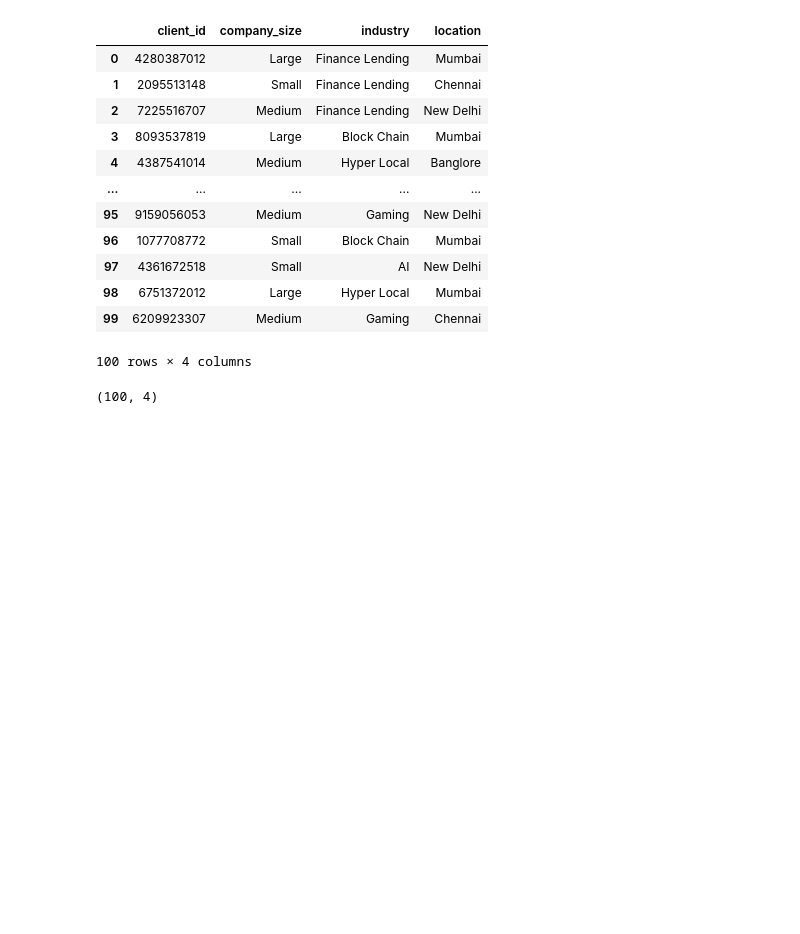
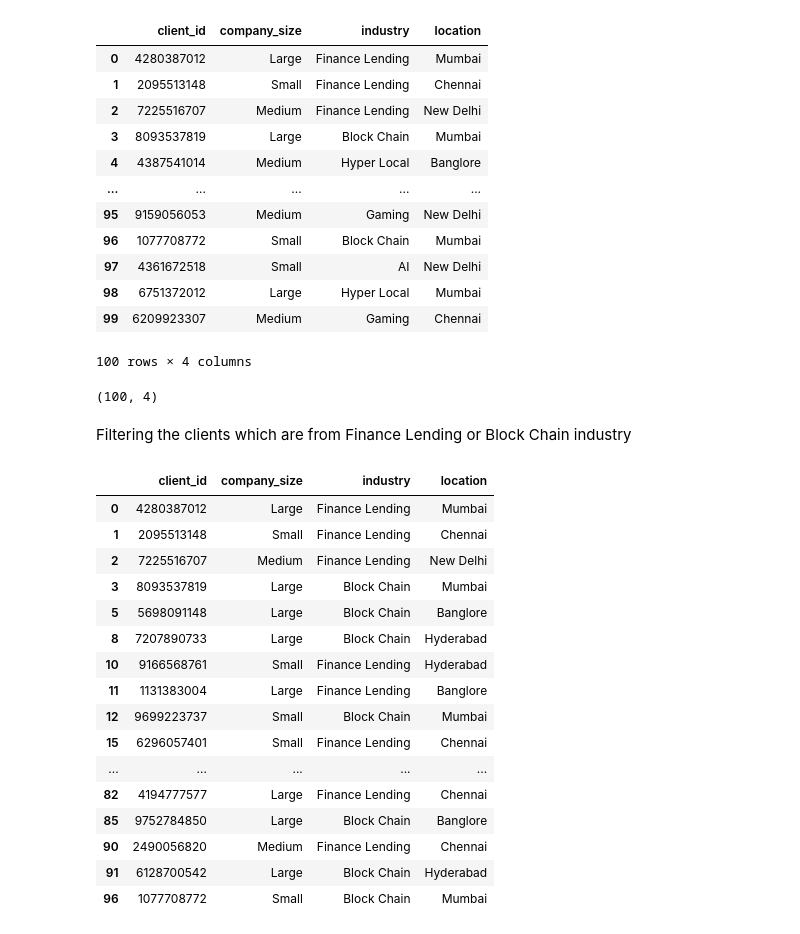
Before and after one commit to santoshsriharsha/analyze-financial-data, a Jupyter notebook: Q1-clients-count/01-Client_Industry_Count.ipynb, the cells around one changed output. Drawn from its saved outputs; the diff is of its cells as text; code cells hidden in the pictures; blank space fills up the shorter version.

```diff
--- a/Q1-clients-count/01-Client_Industry_Count.ipynb
+++ b/Q1-clients-count/01-Client_Industry_Count.ipynb
@@ -22,4 +26,6 @@ clients_details_df
 clients_details_df.shape
 # %% [output]
 (100, 4)
+# %% [markdown]
+Filtering the clients which are from Finance Lending or Block Chain industry
 # %%
@@ -28,0 +34,20 @@ filtered_clients_df = clients_details_df[condition1 | condition2]
+# %%
+filtered_clients_df
+# %% [output]
+|  | client_id | company_size | industry | location |
+| 0 | 4280387012 | Large | Finance Lending | Mumbai |
+| 1 | 2095513148 | Small | Finance Lending | Chennai |
+| 2 | 7225516707 | Medium | Finance Lending | New Delhi |
+| 3 | 8093537819 | Large | Block Chain | Mumbai |
+| 5 | 5698091148 | Large | Block Chain | Banglore |
+| 8 | 7207890733 | Large | Block Chain | Hyderabad |
+| 10 | 9166568761 | Small | Finance Lending | Hyderabad |
+| 11 | 1131383004 | Large | Finance Lending | Banglore |
+| 12 | 9699223737 | Small | Block Chain | Mumbai |
+| 15 | 6296057401 | Small | Finance Lending | Chennai |
+| ... | ... | ... | ... | ... |
+| 82 | 4194777577 | Large | Finance Lending | Chennai |
+| 85 | 9752784850 | Large | Block Chain | Banglore |
+| 90 | 2490056820 | Medium | Finance Lending | Chennai |
+| 91 | 6128700542 | Large | Block Chain | Hyderabad |
+| 96 | 1077708772 | Small | Block Chain | Mumbai |
```
Also changed, not shown: parts of 7 cells of this notebook, 1 other file.
